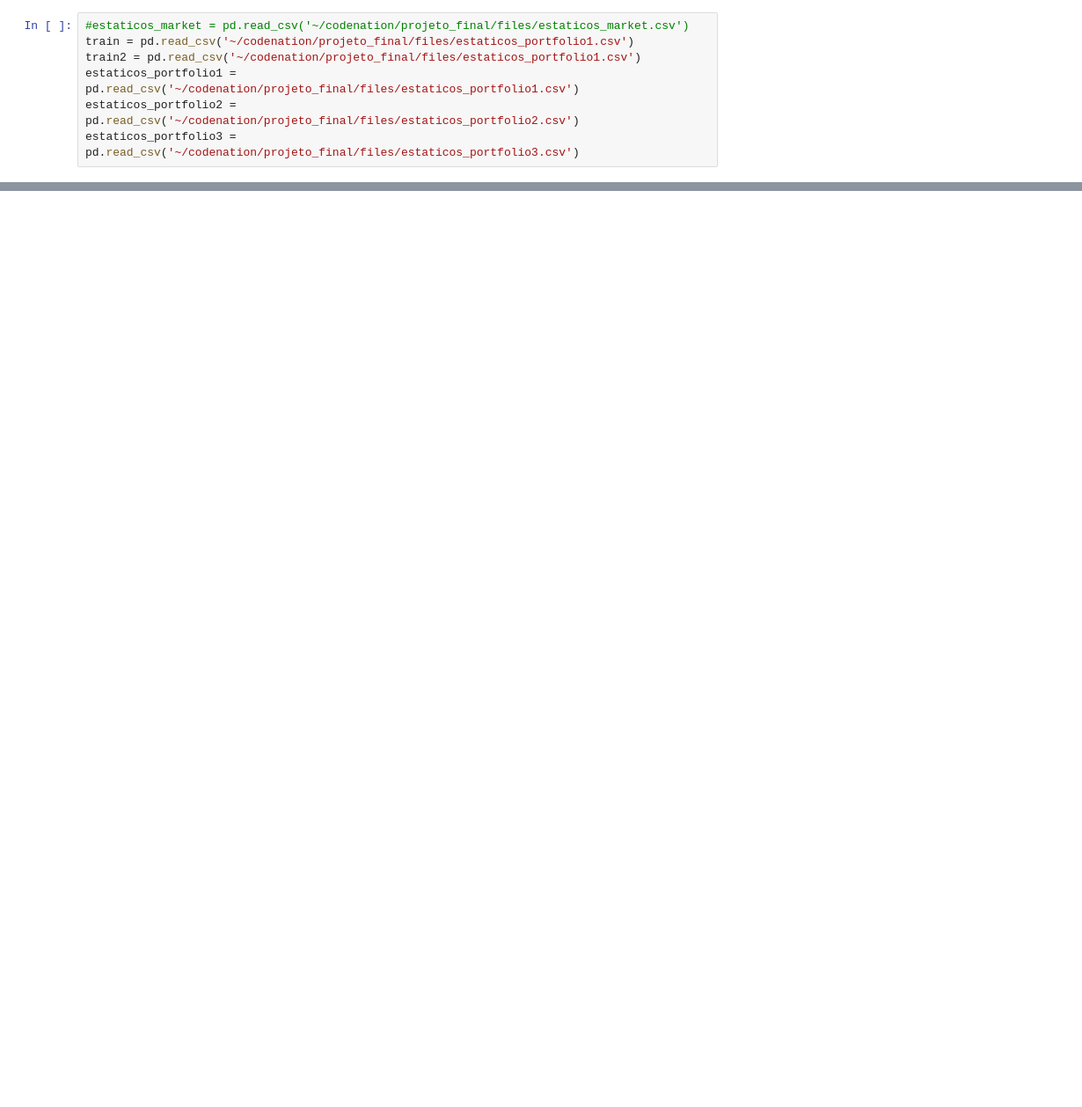
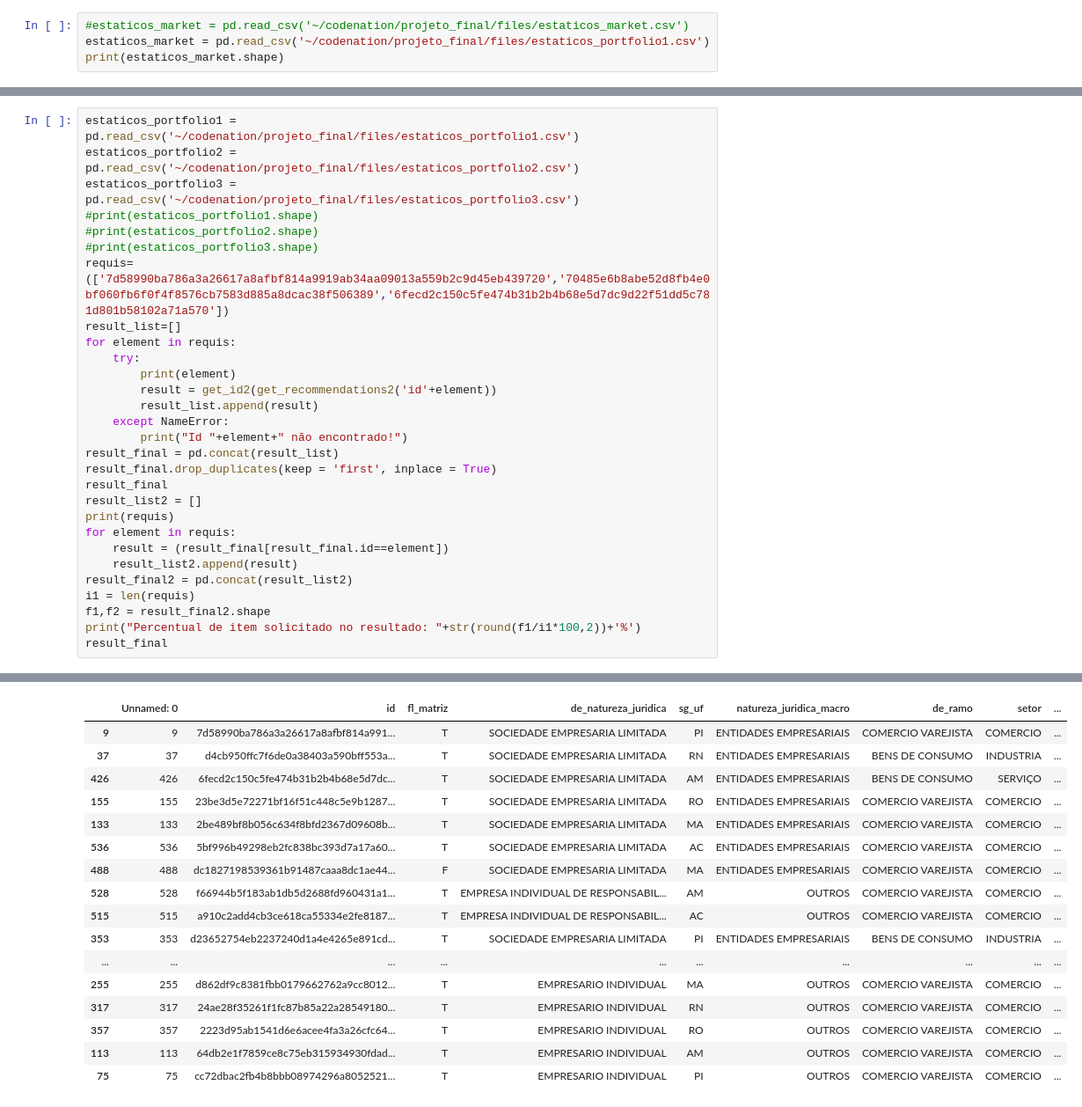
Before and after one commit to codenation-dev/aceleradev-data-science-7, a Jupyter notebook: analysis/main.ipynb, the cells around one changed output, grey strips where cells are left out. Shown at 88% size. Cells and saved outputs as stored; diff of their text form; blank space fills up the shorter version.

```diff
--- a/analysis/main.ipynb
+++ b/analysis/main.ipynb
@@ -6,7 +9,4 @@ from sklearn.feature_extraction.text import CountVectorizer
 # %%
 #estaticos_market = pd.read_csv('~/codenation/projeto_final/files/estaticos_market.csv')
-train = pd.read_csv('~/codenation/projeto_final/files/estaticos_portfolio1.csv')
-train2 = pd.read_csv('~/codenation/projeto_final/files/estaticos_portfolio1.csv')
-estaticos_portfolio1 = pd.read_csv('~/codenation/projeto_final/files/estaticos_portfolio1.csv')
-estaticos_portfolio2 = pd.read_csv('~/codenation/projeto_final/files/estaticos_portfolio2.csv')
-estaticos_portfolio3 = pd.read_csv('~/codenation/projeto_final/files/estaticos_portfolio3.csv')
+estaticos_market = pd.read_csv('~/codenation/projeto_final/files/estaticos_portfolio1.csv')
+print(estaticos_market.shape)
@@ -38,0 +76,30 @@ train.reset_index(level=0, inplace=True)
+# %%
+estaticos_portfolio1 = pd.read_csv('~/codenation/projeto_final/files/estaticos_portfolio1.csv')
+estaticos_portfolio2 = pd.read_csv('~/codenation/projeto_final/files/estaticos_portfolio2.csv')
+estaticos_portfolio3 = pd.read_csv('~/codenation/projeto_final/files/estaticos_portfolio3.csv')
+#print(estaticos_portfolio1.shape)
+#print(estaticos_portfolio2.shape)
+#print(estaticos_portfolio3.shape)
+requis=(['7d58990ba786a3a26617a8afbf814a9919ab34aa09013a559b2c9d45eb439720','70485e6b8abe52d8fb4e0bf060fb6f0f4f8576cb7583d885a8dcac38f506389','6fecd2c150c5fe474b31b2b4b68e5d7dc9d22f51dd5c781d801b58102a71a570'])
+result_list=[]
+for element in requis:
+    try:
+        print(element)
+        result = get_id2(get_recommendations2('id'+element))
+        result_list.append(result)
+    except NameError:
+        print("Id "+element+" não encontrado!")
+result_final = pd.concat(result_list)
+result_final.drop_duplicates(keep = 'first', inplace = True)
+result_final
+result_list2 = []
+print(requis)
+for element in requis:
+    result = (result_final[result_final.id==element])
+    result_list2.append(result)
+result_final2 = pd.concat(result_list2)
+i1 = len(requis)
+f1,f2 = result_final2.shape
+print("Percentual de item solicitado no resultado: "+str(round(f1/i1*100,2))+'%')
+result_final
+# %% [output]
@@ -38,0 +111,17 @@ train.reset_index(level=0, inplace=True)
+|  | Unnamed: 0 | id | fl_matriz | de_natureza_juridica | sg_uf | natureza_juridica_macro | de_ramo | setor | ... |
+| 9 | 9 | 7d58990ba786a3a26617a8afbf814a991... | T | SOCIEDADE EMPRESARIA LIMITADA | PI | ENTIDADES EMPRESARIAIS | COMERCIO VAREJISTA | COMERCIO | ... |
+| 37 | 37 | d4cb950ffc7f6de0a38403a590bff553a... | T | SOCIEDADE EMPRESARIA LIMITADA | RN | ENTIDADES EMPRESARIAIS | BENS DE CONSUMO | INDUSTRIA | ... |
+| 426 | 426 | 6fecd2c150c5fe474b31b2b4b68e5d7dc... | T | SOCIEDADE EMPRESARIA LIMITADA | AM | ENTIDADES EMPRESARIAIS | BENS DE CONSUMO | SERVIÇO | ... |
+| 155 | 155 | 23be3d5e72271bf16f51c448c5e9b1287... | T | SOCIEDADE EMPRESARIA LIMITADA | RO | ENTIDADES EMPRESARIAIS | COMERCIO VAREJISTA | COMERCIO | ... |
+| 133 | 133 | 2be489bf8b056c634f8bfd2367d09608b... | T | SOCIEDADE EMPRESARIA LIMITADA | MA | ENTIDADES EMPRESARIAIS | COMERCIO VAREJISTA | COMERCIO | ... |
+| 536 | 536 | 5bf996b49298eb2fc838bc393d7a17a60... | T | SOCIEDADE EMPRESARIA LIMITADA | AC | ENTIDADES EMPRESARIAIS | COMERCIO VAREJISTA | COMERCIO | ... |
+| 488 | 488 | dc1827198539361b91487caaa8dc1ae44... | F | SOCIEDADE EMPRESARIA LIMITADA | MA | ENTIDADES EMPRESARIAIS | COMERCIO VAREJISTA | COMERCIO | ... |
+| 528 | 528 | f66944b5f183ab1db5d2688fd960431a1... | T | EMPRESA INDIVIDUAL DE RESPONSABIL... | AM | OUTROS | COMERCIO VAREJISTA | COMERCIO | ... |
+| 515 | 515 | a910c2add4cb3ce618ca55334e2fe8187... | T | EMPRESA INDIVIDUAL DE RESPONSABIL... | AC | OUTROS | COMERCIO VAREJISTA | COMERCIO | ... |
+| 353 | 353 | d23652754eb2237240d1a4e4265e891cd... | T | SOCIEDADE EMPRESARIA LIMITADA | PI | ENTIDADES EMPRESARIAIS | BENS DE CONSUMO | INDUSTRIA | ... |
+| ... | ... | ... | ... | ... | ... | ... | ... | ... | ... |
+| 255 | 255 | d862df9c8381fbb0179662762a9cc8012... | T | EMPRESARIO INDIVIDUAL | MA | OUTROS | COMERCIO VAREJISTA | COMERCIO | ... |
+| 317 | 317 | 24ae28f35261f1fc87b85a22a28549180... | T | EMPRESARIO INDIVIDUAL | RN | OUTROS | COMERCIO VAREJISTA | COMERCIO | ... |
+| 357 | 357 | 2223d95ab1541d6e6acee4fa3a26cfc64... | T | EMPRESARIO INDIVIDUAL | RO | OUTROS | COMERCIO VAREJISTA | COMERCIO | ... |
+| 113 | 113 | 64db2e1f7859ce8c75eb315934930fdad... | T | EMPRESARIO INDIVIDUAL | AM | OUTROS | COMERCIO VAREJISTA | COMERCIO | ... |
+| 75 | 75 | cc72dbac2fb4b8bbb08974296a8052521... | T | EMPRESARIO INDIVIDUAL | PI | OUTROS | COMERCIO VAREJISTA | COMERCIO | ... |
```
Also changed, not shown: parts of 15 cells of this notebook.
